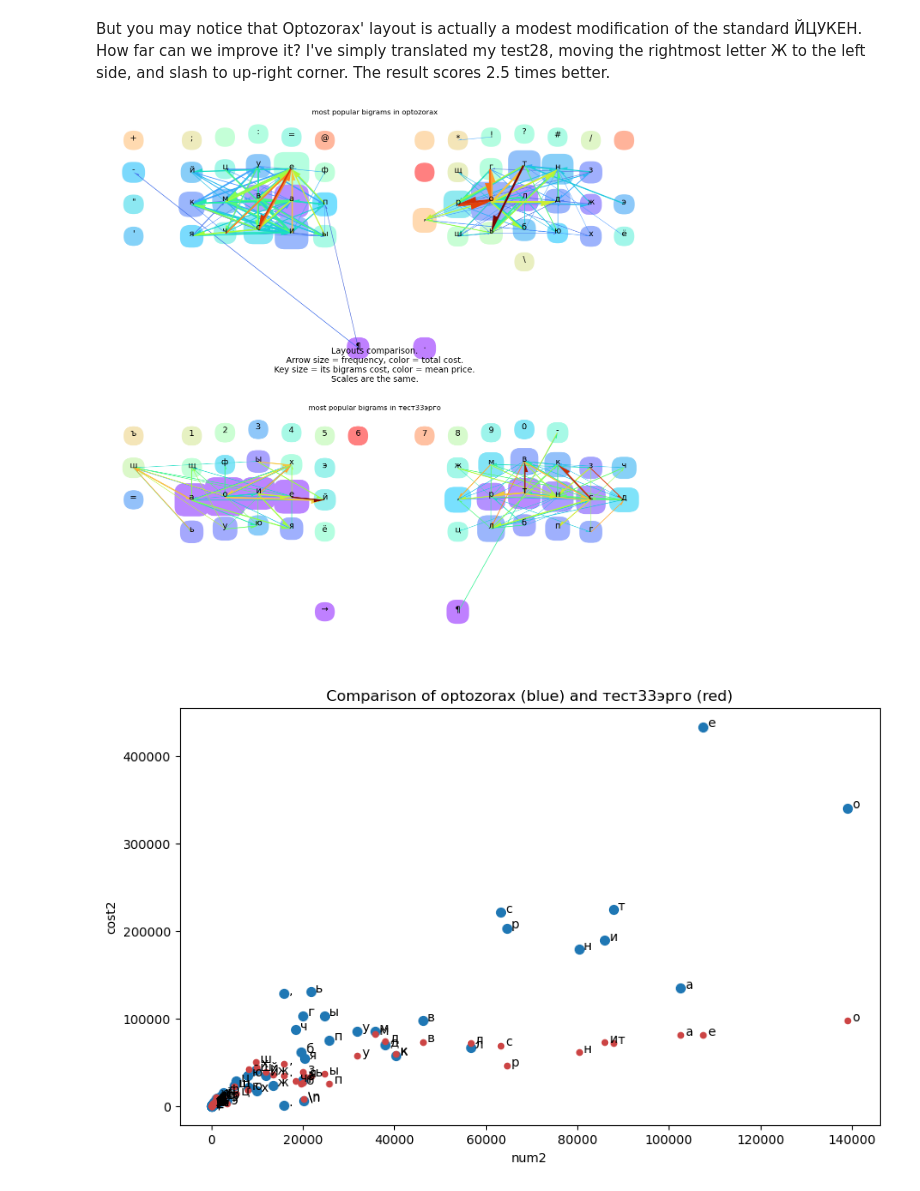
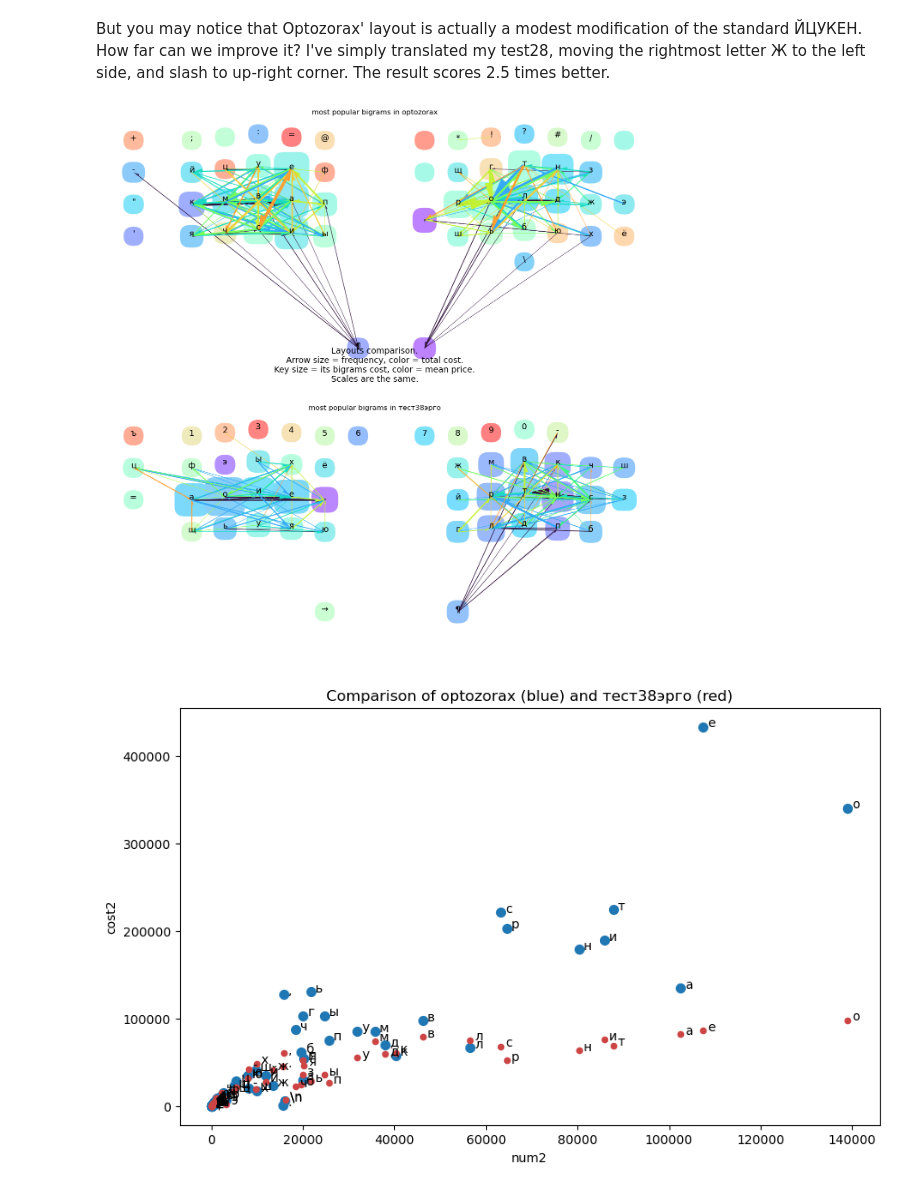
Before and after one commit to culebron/rus-layout-opt, a Jupyter notebook: Russian Ergodox.ipynb, the cells around one changed output. Cells and saved outputs as stored; diff of their text form; code cells hidden in the pictures.

```diff
--- a/Russian Ergodox.ipynb
+++ b/Russian Ergodox.ipynb
@@ -119,8 +119,8 @@ results['ergodox'].combochart(results['optozorax'])
 # %% [markdown]
 But you may notice that Optozorax' layout is actually a modest modification of the standard ЙЦУКЕН. How far can we improve it? I've simply translated my test28, moving the rightmost letter Ж to the left side, and slash to up-right corner. The result scores 2.5 times better.
 # %%
-results['optozorax'].combomap(results['тест33эрго'])
-results['optozorax'].combochart(results['тест33эрго'])
+results['optozorax'].combomap(results['тест38эрго'])
+results['optozorax'].combochart(results['тест38эрго'])
 # %% [output]
-[figure, old version]
+[figure, new version]
-[figure, old version]
+[figure, new version]
```
Also changed, not shown: parts of 5 cells of this notebook.
